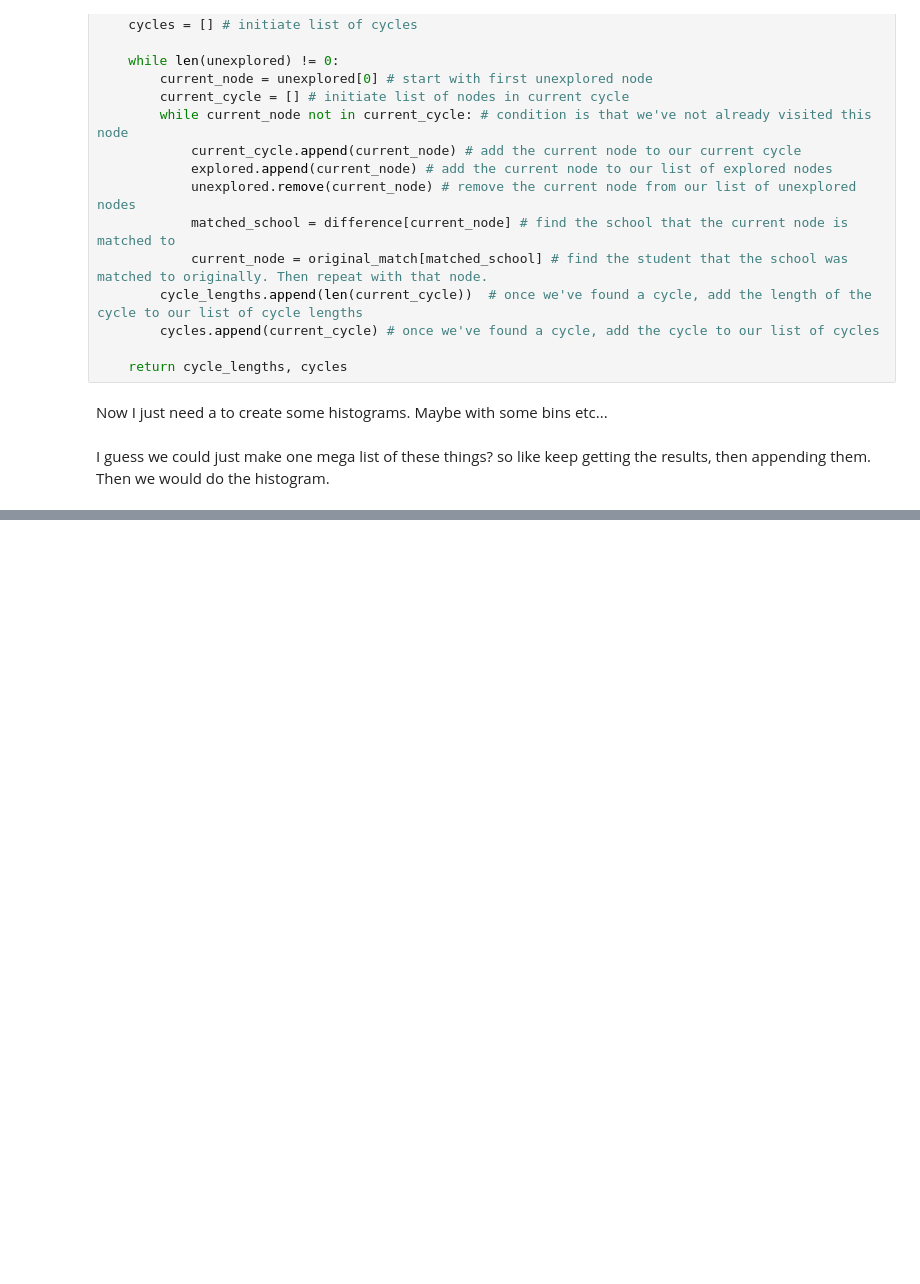
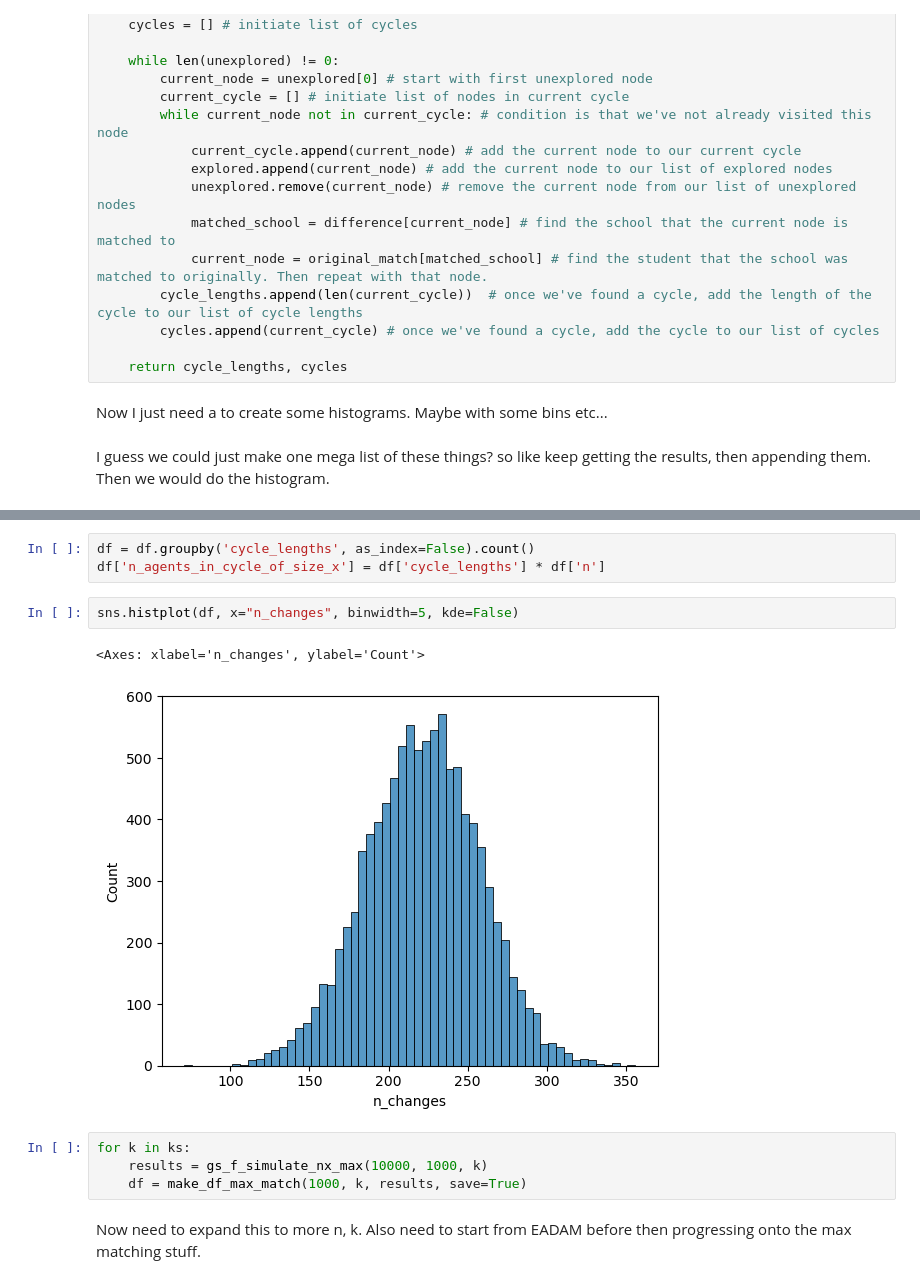
Before and after one commit to kirandwiv/MatchingAlgorithm, a Jupyter notebook: cycle_len.ipynb, the cells around one changed output, grey strips where cells are left out. Drawn from its saved outputs; the diff is of its cells as text; blank space fills up the shorter version.

Commit message:
stuff innit

```diff
--- a/cycle_len.ipynb
+++ b/cycle_len.ipynb
@@ -69,0 +114,14 @@ I guess we could just make one mega list of these things? so like keep getting t
+# %%
+df = df.groupby('cycle_lengths', as_index=False).count()
+df['n_agents_in_cycle_of_size_x'] = df['cycle_lengths'] * df['n']
+# %%
+sns.histplot(df, x="n_changes", binwidth=5, kde=False)
+# %% [output]
+<Axes: xlabel='n_changes', ylabel='Count'>
+[figure, added]
+# %%
+for k in ks:
+    results = gs_f_simulate_nx_max(10000, 1000, k)
+    df = make_df_max_match(1000, k, results, save=True)
+# %% [markdown]
+Now need to expand this to more n, k. Also need to start from EADAM before then progressing onto the max matching stuff.
```
Also changed, not shown: parts of 10 cells of this notebook, 10 other files.
